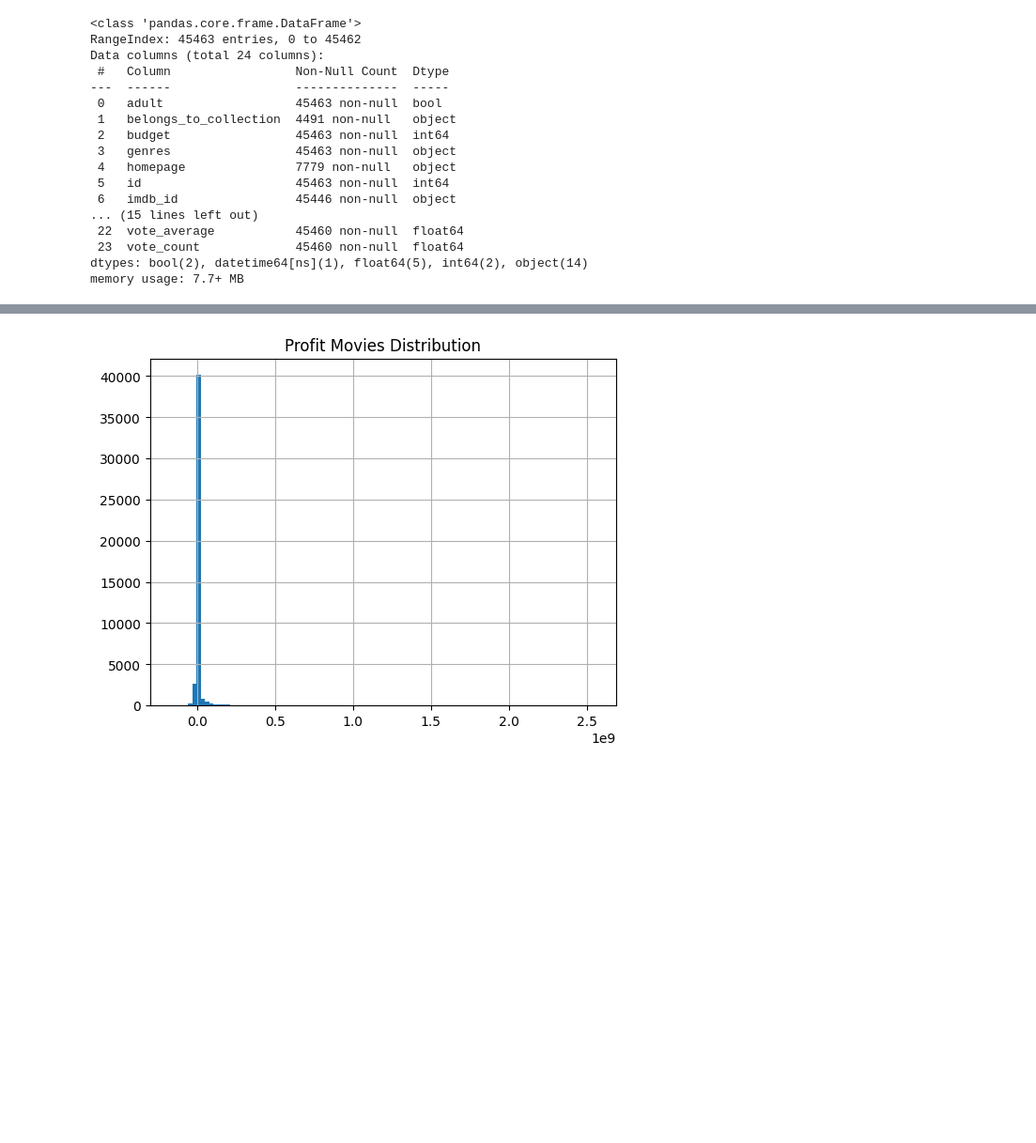
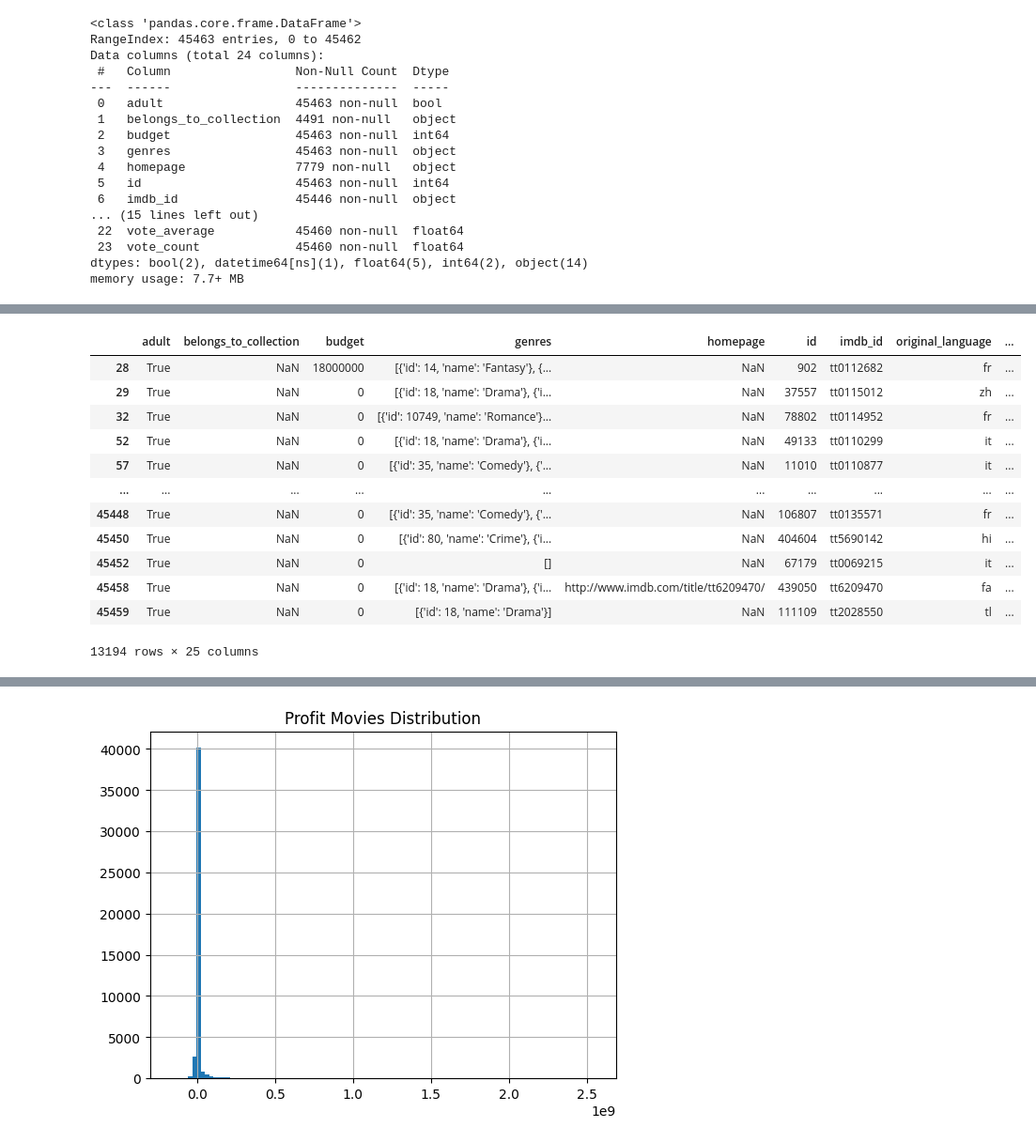
Before and after one commit to rzazyx/Movie-Analytics, a Jupyter notebook: Movie_Analytics.ipynb, the cells around one changed output, grey strips where cells are left out. Shown at 94% size. Drawn from its saved outputs; the diff is of its cells as text; code cells hidden in the pictures; blank space fills up the shorter version.

```diff
--- a/Movie_Analytics.ipynb
+++ b/Movie_Analytics.ipynb
@@ -89,0 +126,16 @@ memory usage: 7.7+ MB
+# %%
+movies_data[~(movies_data["original_language"]== "en")]
+# %% [output]
+|  | adult | belongs_to_collection | budget | genres | homepage | id | imdb_id | original_language | ... |
+| 28 | True | NaN | 18000000 | [{'id': 14, 'name': 'Fantasy'}, {... | NaN | 902 | tt0112682 | fr | ... |
+| 29 | True | NaN | 0 | [{'id': 18, 'name': 'Drama'}, {'i... | NaN | 37557 | tt0115012 | zh | ... |
+| 32 | True | NaN | 0 | [{'id': 10749, 'name': 'Romance'}... | NaN | 78802 | tt0114952 | fr | ... |
+| 52 | True | NaN | 0 | [{'id': 18, 'name': 'Drama'}, {'i... | NaN | 49133 | tt0110299 | it | ... |
+| 57 | True | NaN | 0 | [{'id': 35, 'name': 'Comedy'}, {'... | NaN | 11010 | tt0110877 | it | ... |
+| ... | ... | ... | ... | ... | ... | ... | ... | ... | ... |
+| 45448 | True | NaN | 0 | [{'id': 35, 'name': 'Comedy'}, {'... | NaN | 106807 | tt0135571 | fr | ... |
+| 45450 | True | NaN | 0 | [{'id': 80, 'name': 'Crime'}, {'i... | NaN | 404604 | tt5690142 | hi | ... |
+| 45452 | True | NaN | 0 | [] | NaN | 67179 | tt0069215 | it | ... |
+| 45458 | True | NaN | 0 | [{'id': 18, 'name': 'Drama'}, {'i... | http://www.imdb.com/title/tt6209470/ | 439050 | tt6209470 | fa | ... |
+| 45459 | True | NaN | 0 | [{'id': 18, 'name': 'Drama'}] | NaN | 111109 | tt2028550 | tl | ... |
+13194 rows × 25 columns
```
Also changed, not shown: parts of 55 cells of this notebook.
